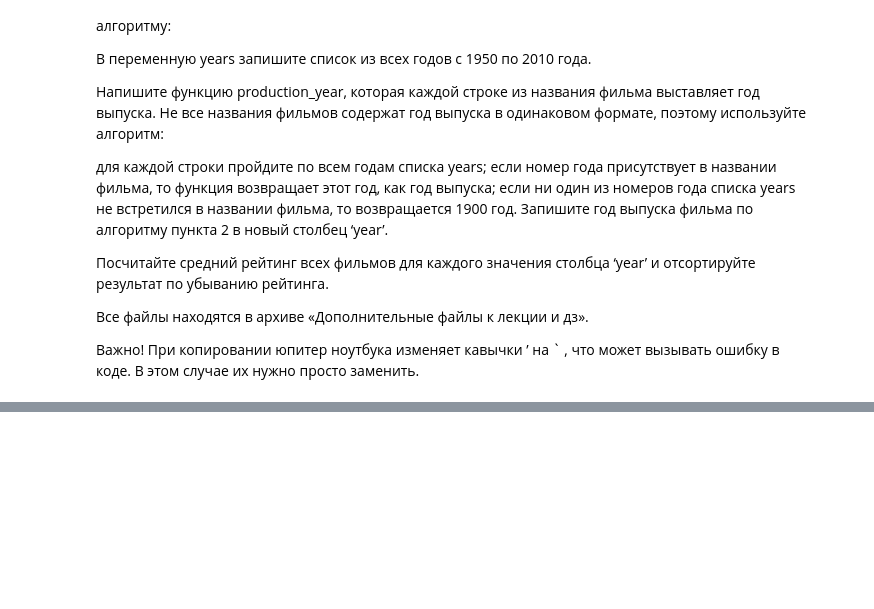
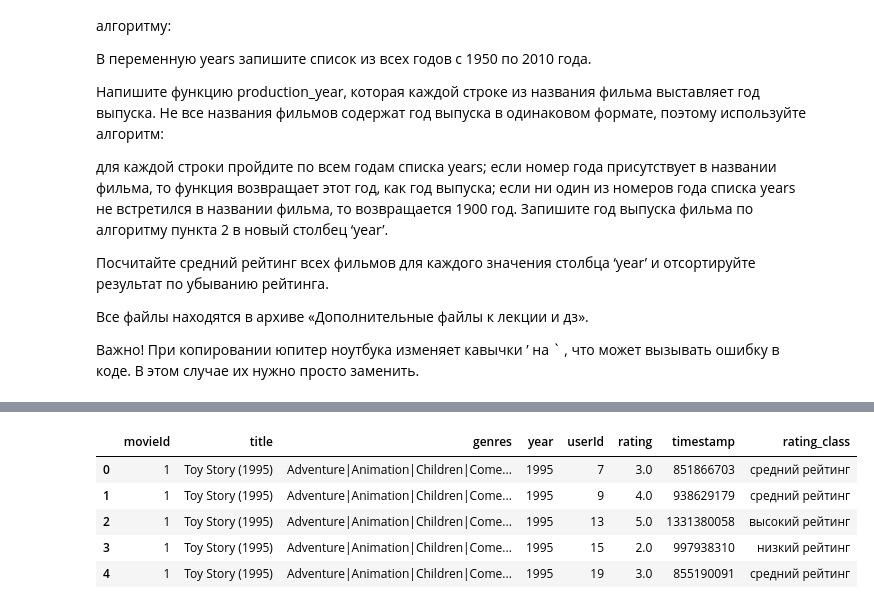
Before and after one commit to YaLaksmi/home-work, a Jupyter notebook: ДЗ 2/ДЗ 2.ipynb, the cells around one changed output, grey strips where cells are left out. Drawn from its saved outputs; the diff is of its cells as text; code cells hidden in the pictures; blank space fills up the shorter version.

```diff
--- a/ДЗ 2/ДЗ 2.ipynb
+++ b/ДЗ 2/ДЗ 2.ipynb
@@ -171,3 +171,13 @@ df_keywords.head()
 Все файлы находятся в архиве «Дополнительные файлы к лекции и дз».
 
 Важно! При копировании юпитер ноутбука изменяет кавычки ’ на ` , что может вызывать ошибку в коде. В этом случае их нужно просто заменить.
+# %%
+years = list(range(1950, 2011))
+# %%
+def production_year(movie_title):
+    for year in years:
+        if str(year) in movie_title:
+            return year
+    return 1900
+# %%
+df_movies['year'] = df_movies['title'].apply(production_year)
@@ -173,0 +193,10 @@ df_keywords.head()
+# %%
+merged_df = pd.merge(df_movies, df_rating, how = 'inner', on='movieId')
+merged_df.head()
+# %% [output]
+|  | movieId | title | genres | year | userId | rating | timestamp | rating_class |
+| 0 | 1 | Toy Story (1995) | Adventure|Animation|Children|Come... | 1995 | 7 | 3.0 | 851866703 | средний рейтинг |
+| 1 | 1 | Toy Story (1995) | Adventure|Animation|Children|Come... | 1995 | 9 | 4.0 | 938629179 | средний рейтинг |
+| 2 | 1 | Toy Story (1995) | Adventure|Animation|Children|Come... | 1995 | 13 | 5.0 | 1331380058 | высокий рейтинг |
+| 3 | 1 | Toy Story (1995) | Adventure|Animation|Children|Come... | 1995 | 15 | 2.0 | 997938310 | низкий рейтинг |
+| 4 | 1 | Toy Story (1995) | Adventure|Animation|Children|Come... | 1995 | 19 | 3.0 | 855190091 | средний рейтинг |
```
Also changed, not shown: parts of 2 cells of this notebook.
